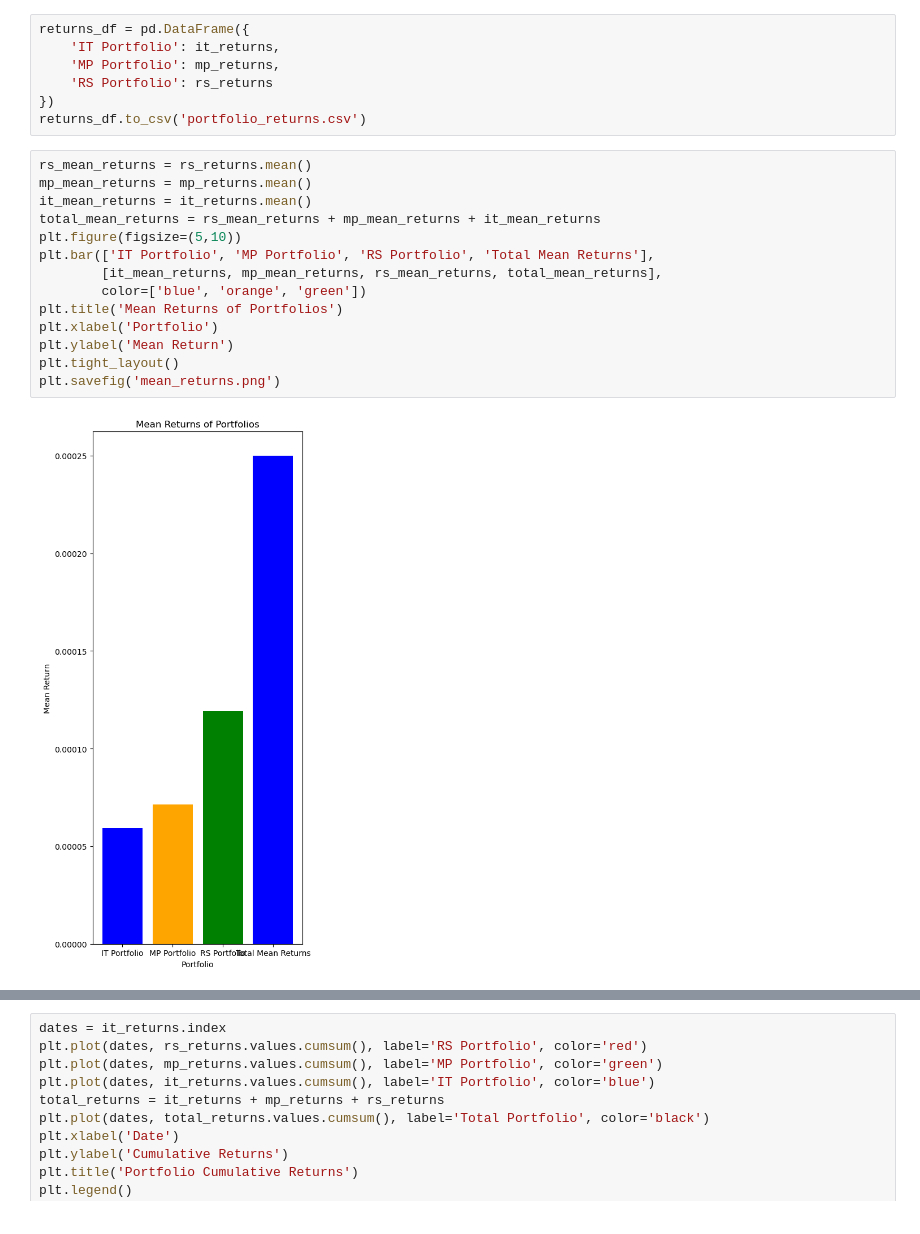
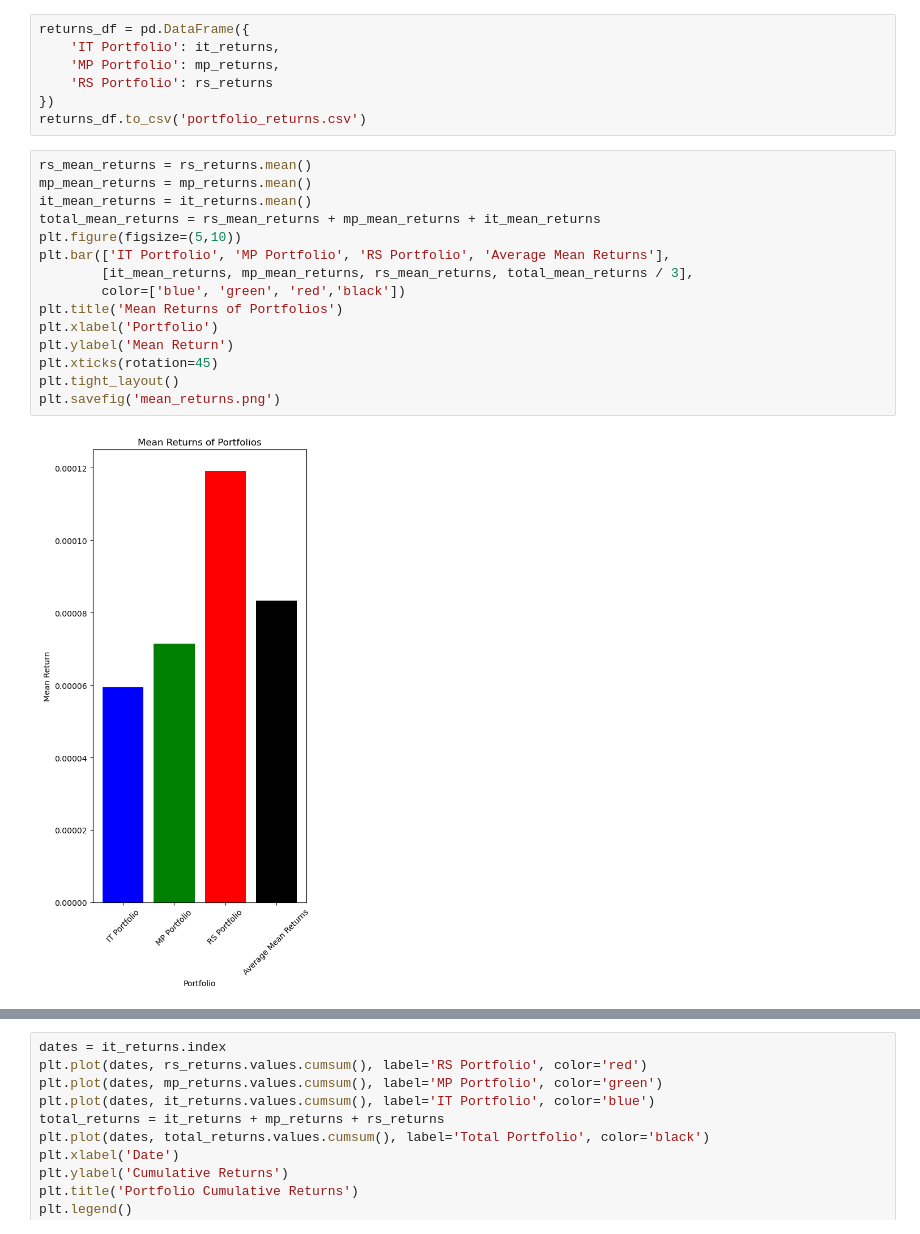
Before and after one commit to moyuanchen/AQMS_GP, a Jupyter notebook: wrapper.ipynb, the cells around one changed output, grey strips where cells are left out. Cells and saved outputs as stored; diff of their text form.

Commit message:
fix color coding

```diff
--- a/wrapper.ipynb
+++ b/wrapper.ipynb
@@ -71,19 +71,20 @@ returns_df.to_csv('portfolio_returns.csv')
 # %%
 rs_mean_returns = rs_returns.mean()
 mp_mean_returns = mp_returns.mean()
 it_mean_returns = it_returns.mean()
 total_mean_returns = rs_mean_returns + mp_mean_returns + it_mean_returns
 plt.figure(figsize=(5,10))
-plt.bar(['IT Portfolio', 'MP Portfolio', 'RS Portfolio', 'Total Mean Returns'],
-        [it_mean_returns, mp_mean_returns, rs_mean_returns, total_mean_returns],
-        color=['blue', 'orange', 'green'])
+plt.bar(['IT Portfolio', 'MP Portfolio', 'RS Portfolio', 'Average Mean Returns'],
+        [it_mean_returns, mp_mean_returns, rs_mean_returns, total_mean_returns / 3],
+        color=['blue', 'green', 'red','black'])
 plt.title('Mean Returns of Portfolios')
 plt.xlabel('Portfolio')
 plt.ylabel('Mean Return')
+plt.xticks(rotation=45)
 plt.tight_layout()
 plt.savefig('mean_returns.png')
 # %% [output]
-[figure, old version]
+[figure, new version]
 # %%
 rs_sharpe_ratio = rs_returns.mean() / rs_returns.std()
 mp_sharpe_ratio = mp_returns.mean() / mp_returns.std()
```
Also changed, not shown: parts of 1 cell of this notebook, 2 other files.
